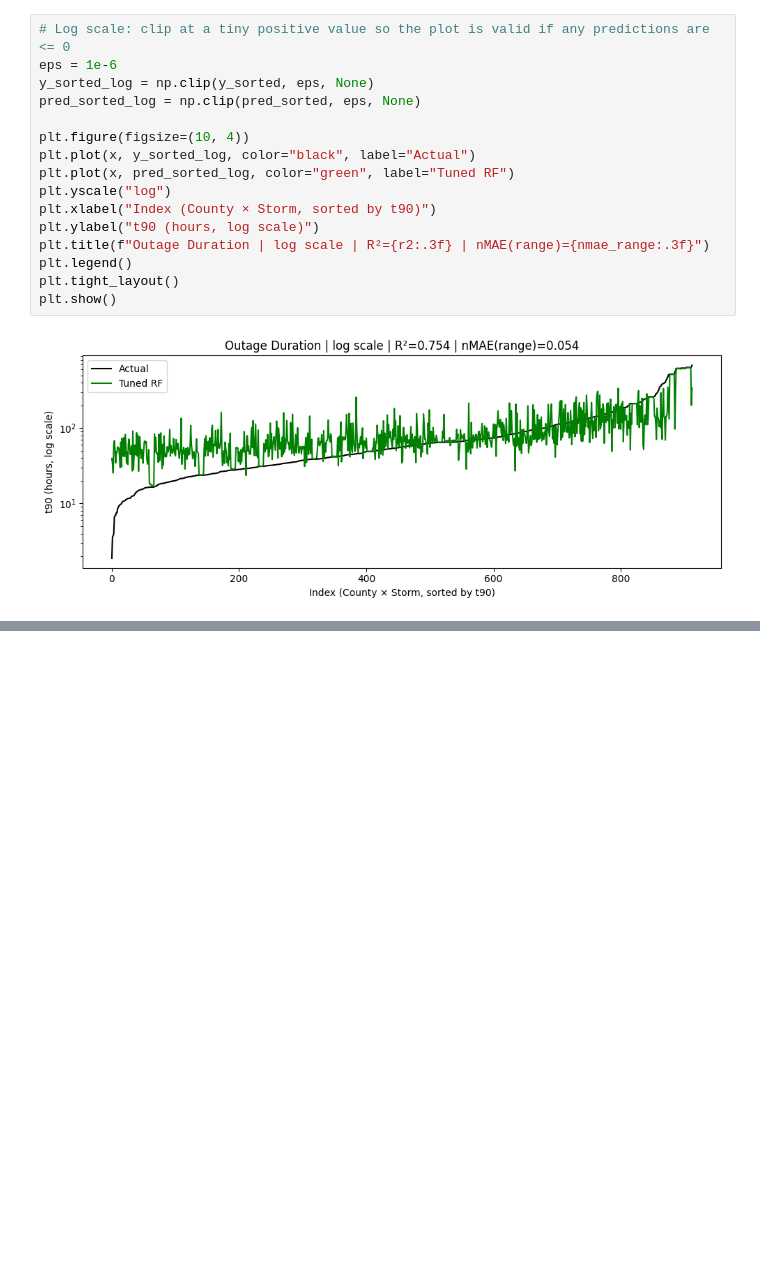
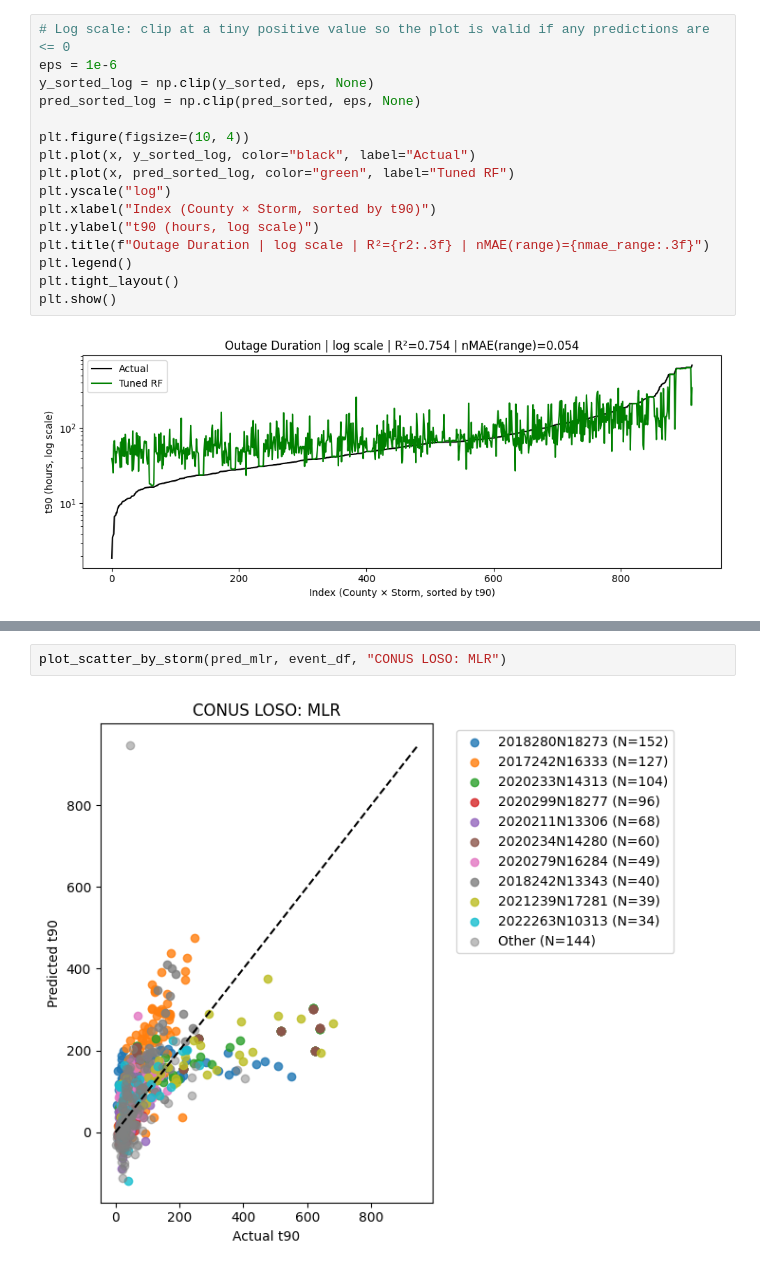
Before and after one commit to lukemccarvill/outage-recovery-forecasting, a Jupyter notebook: python_scripts/CONUS_modelling.ipynb, the cells around one changed output, grey strips where cells are left out. Drawn from its saved outputs; the diff is of its cells as text; blank space fills up the shorter version.

```diff
--- a/python_scripts/CONUS_modelling.ipynb
+++ b/python_scripts/CONUS_modelling.ipynb
@@ -1087,0 +1285,4 @@ plt.show()
+# %%
+plot_scatter_by_storm(pred_mlr, event_df, "CONUS LOSO: MLR")
+# %% [output]
+[figure, added]
```
Also changed, not shown: parts of 20 cells of this notebook.
